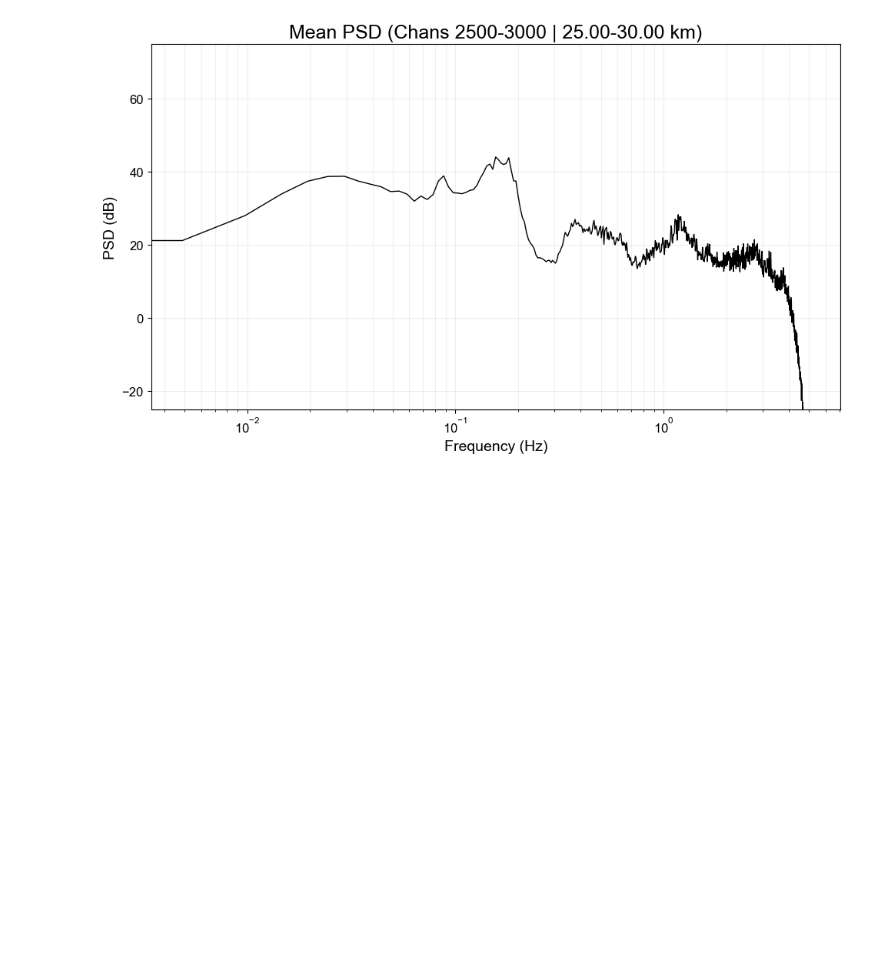
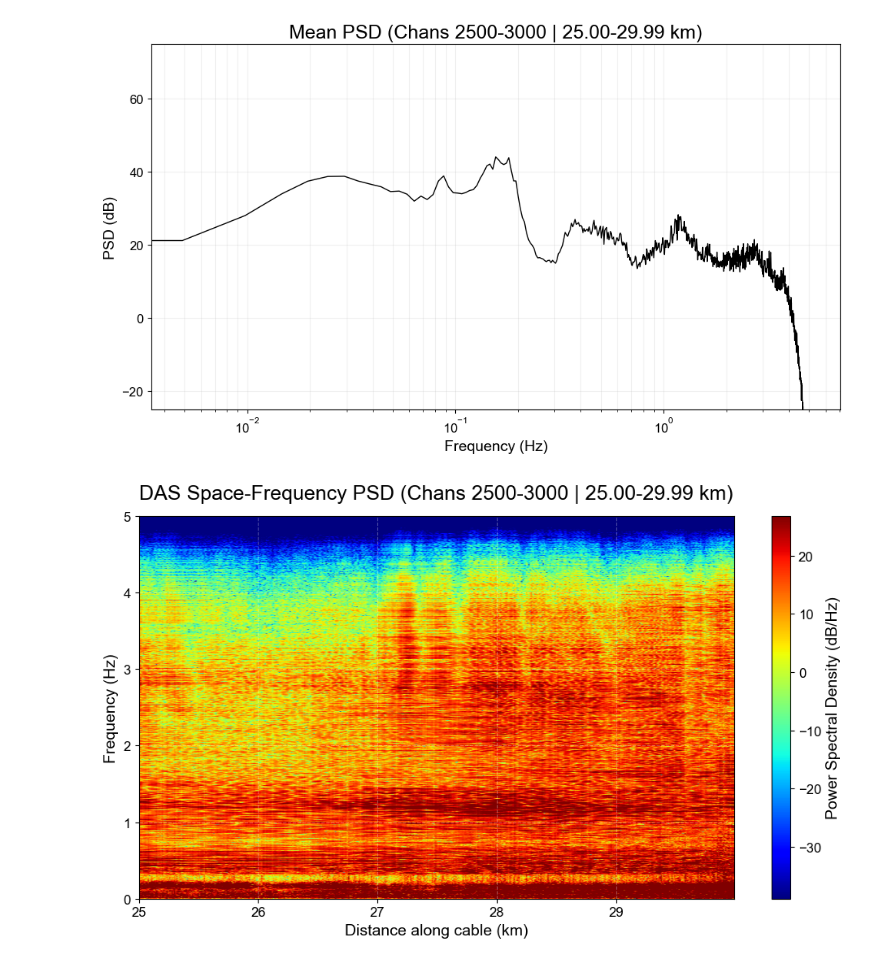
Before and after one commit to Benz-Poobua/das_ani, a Jupyter notebook: notebooks/das_offshore.ipynb, the cells around one changed output. Saved outputs shown, nothing was run; the diff lists cells and outputs as text; code cells hidden in the pictures; blank space fills up the shorter version.

Commit message:
Update data display

```diff
--- a/notebooks/das_offshore.ipynb
+++ b/notebooks/das_offshore.ipynb
@@ -95,3 +95,16 @@ plot_das_psd(
 )
 # %% [output]
 [figure]
+# %%
+plot_das_psd_2d(
+    data=das_array,
+    fs=fs,
+    dx=dx,
+    start_chan=2500,
+    end_chan=3000,
+    nperseg=2048,
+    flim=(0, 5),
+    figsize=(10, 6)
+)
+# %% [output]
+[figure, added]
```
Also changed, not shown: parts of 3 cells of this notebook, 2 other files.
